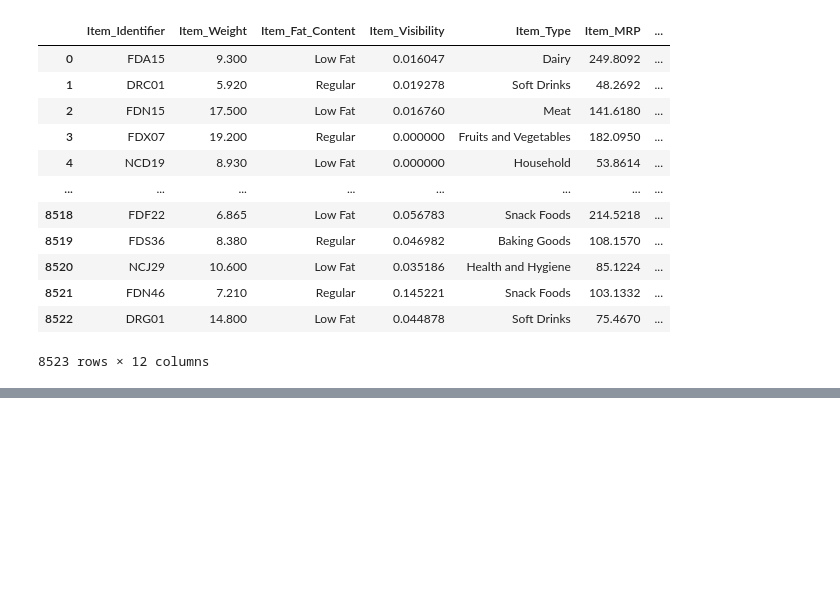
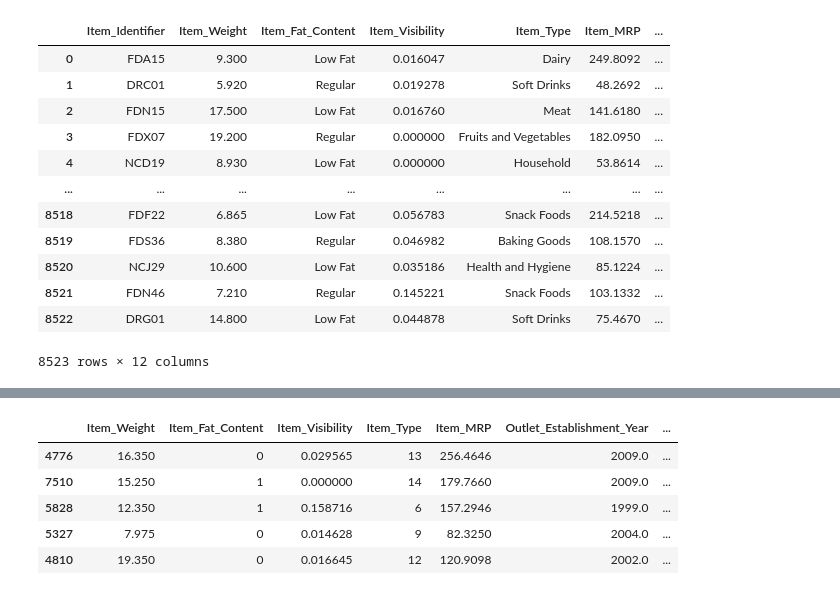
Before and after one commit to rajasreekalli/sales_predicions, a Jupyter notebook: Sales_Prediction_Final.ipynb, the cells around one changed output, grey strips where cells are left out. Saved outputs shown, nothing was run; the diff lists cells and outputs as text; code cells hidden in the pictures; blank space fills up the shorter version.

```diff
--- a/Sales_Prediction_Final.ipynb
+++ b/Sales_Prediction_Final.ipynb
@@ -303,0 +243,37 @@ from sklearn.ensemble import BaggingRegressor
+# %%
+Item_Fat_Content	 = {'Low Fat': 0, 'Regular': 1}
+Outlet_Size = {'Small': 0, 'Medium': 1, 'High': 2}
+Outlet_Location_Type = {'Tier 1': 0, 'Tier 2': 1, 'Tier 3': 2}
+Outlet_Type = {'Grocery Store': 0, 'Supermarket Type1': 1, 'Supermarket Type2': 2, 'Supermarket Type3': 3}
+Item_Type = {'Others': 0,
+             'Starchy Foods': 1,
+             'Breakfast': 2,
+             'Seafood': 3,
+             'Hard Drinks': 4,
+             'Breads': 5,
+             'Meat': 6,
+             'Soft Drinks': 7,
+             'Health and Hygiene': 8,
+             'Baking Goods': 9,
+             'Canned': 10,
+             'Dairy': 11,
+             'Frozen Foods': 12,
+             'Household': 13,
+             'Snack Foods': 14,
+             'Fruits and Vegetables': 15}
+
+# apply the dictionary to the column in the train set
+X_train['Item_Fat_Content'] = X_train['Item_Fat_Content'].replace(Item_Fat_Content)
+X_train['Outlet_Size'] = X_train['Outlet_Size'].replace(Outlet_Size)
+X_train['Outlet_Type'] = X_train['Outlet_Type'].replace(Outlet_Type)
+X_train['Outlet_Location_Type'] = X_train['Outlet_Location_Type'].replace(Outlet_Location_Type)
+X_train['Item_Type'] = X_train['Item_Type'].replace(Item_Type)
+# view the dataframe to make sure it worked
+X_train.head()
+# %% [output]
+|  | Item_Weight | Item_Fat_Content | Item_Visibility | Item_Type | Item_MRP | Outlet_Establishment_Year | ... |
+| 4776 | 16.350 | 0 | 0.029565 | 13 | 256.4646 | 2009.0 | ... |
+| 7510 | 15.250 | 1 | 0.000000 | 14 | 179.7660 | 2009.0 | ... |
+| 5828 | 12.350 | 1 | 0.158716 | 6 | 157.2946 | 1999.0 | ... |
+| 5327 | 7.975 | 0 | 0.014628 | 9 | 82.3250 | 2004.0 | ... |
+| 4810 | 19.350 | 0 | 0.016645 | 12 | 120.9098 | 2002.0 | ... |
```
Also changed, not shown: parts of 97 cells of this notebook.
